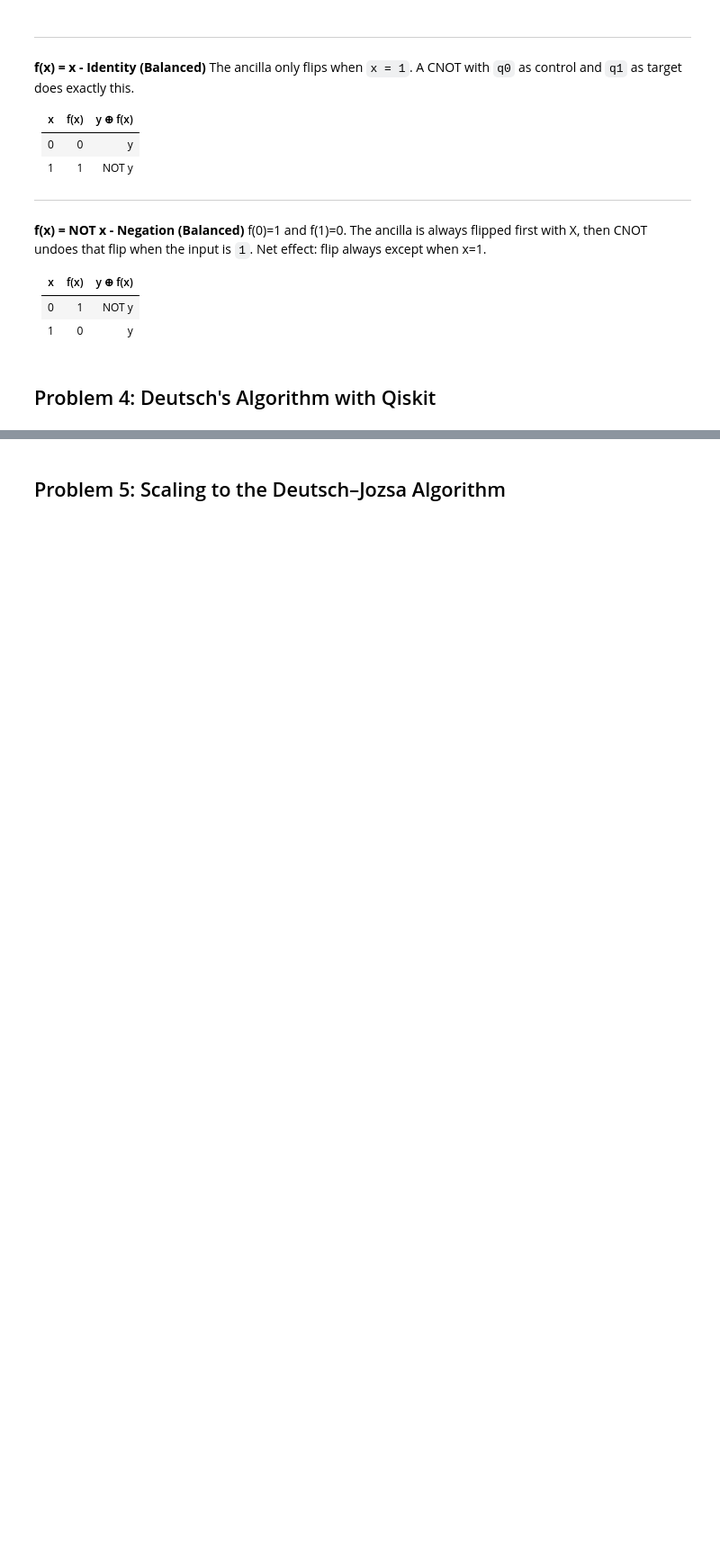
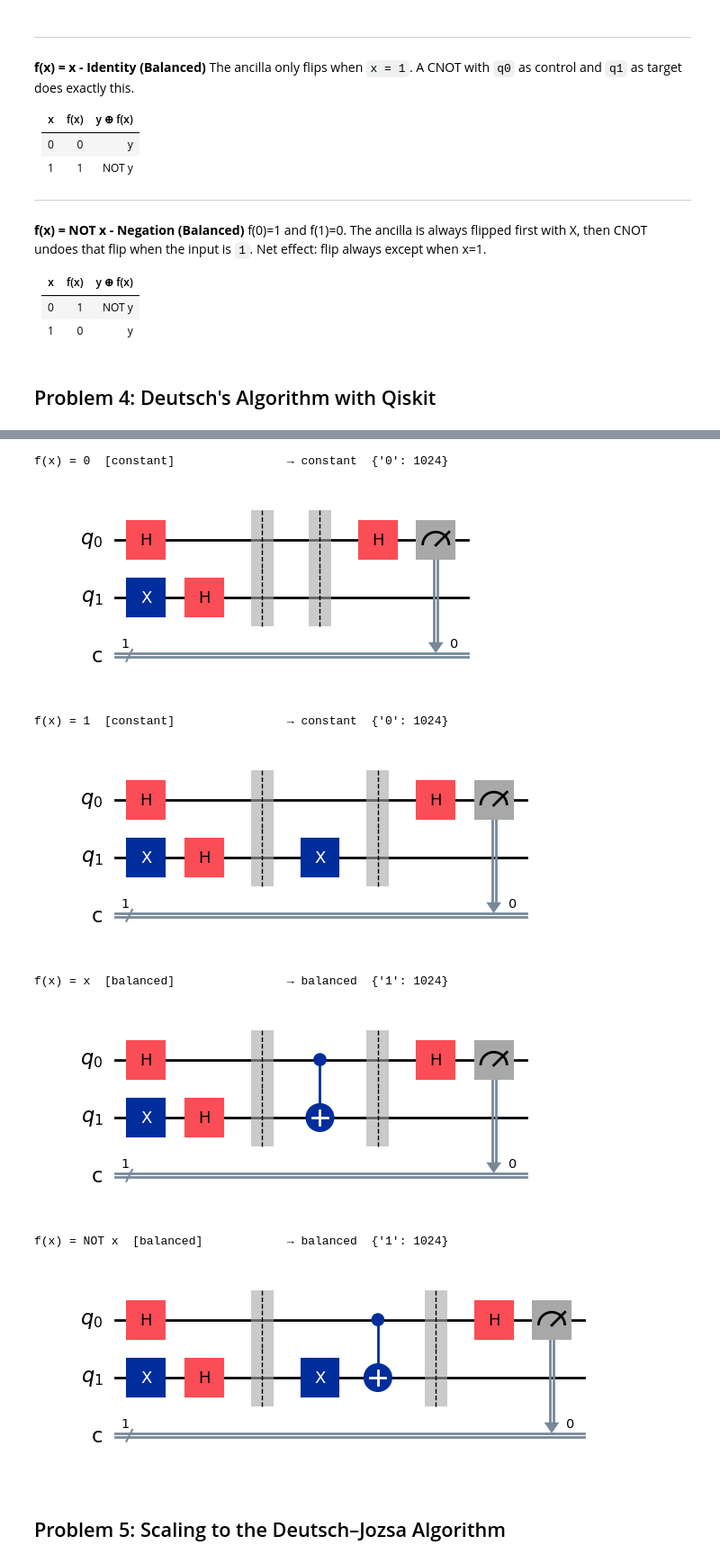
Before and after one commit to McDonaghMichael/EmergingTechnologies, a Jupyter notebook: problems.ipynb, the cells around one changed output, grey strips where cells are left out. Shown at 90% size. Saved outputs shown, nothing was run; the diff lists cells and outputs as text; code cells hidden in the pictures; blank space fills up the shorter version.

Commit message:
Added runn for ddisplaying Deutsch algorithm on all four oracles

```diff
--- a/problems.ipynb
+++ b/problems.ipynb
@@ -319,2 +334,42 @@ f(0)=1 and f(1)=0. The ancilla is always flipped first with X, then CNOT undoes
+# %%
+def deutschs_algorithm(oracle):
+    qc = QuantumCircuit(2, 1)
+
+    # set ancilla to |1⟩ then put both qubits in superposition
+    qc.x(1)
+    qc.h(0)
+    qc.h(1)
+
+    # apply oracle — phase kickback encodes constant/balanced as a phase on q0
+    qc.compose(oracle, inplace=True)
+
+    # interfere q0 with itself to read out the phase
+    qc.h(0)
+
+    # measure q0: 0 = constant, 1 = balanced
+    qc.measure(0, 0)
+
+    backend = aer.Aer.get_backend('qasm_simulator')
+    compiled = transpile(qc, backend)
+    counts = backend.run(compiled, shots=1024).result().get_counts()
+
+    outcome = max(counts, key=counts.get)
+    result = 'constant' if outcome == '0' else 'balanced'
+
+    return result, qc, counts
+# %%
+for label, oracle in oracles.items():
+    result, qc, counts = deutschs_algorithm(oracle)
+    print(f"{label:35s} → {result}  {counts}")
+    display(qc.draw(output='mpl'))
+# %% [output]
+f(x) = 0  [constant]                → constant  {'0': 1024}
+[figure, added]
+f(x) = 1  [constant]                → constant  {'0': 1024}
+[figure, added]
+f(x) = x  [balanced]                → balanced  {'1': 1024}
+[figure, added]
+f(x) = NOT x  [balanced]            → balanced  {'1': 1024}
+[figure, added]
 # %% [markdown]
 ## Problem 5: Scaling to the Deutsch–Jozsa Algorithm
```
Also changed, not shown: parts of 2 cells of this notebook.
